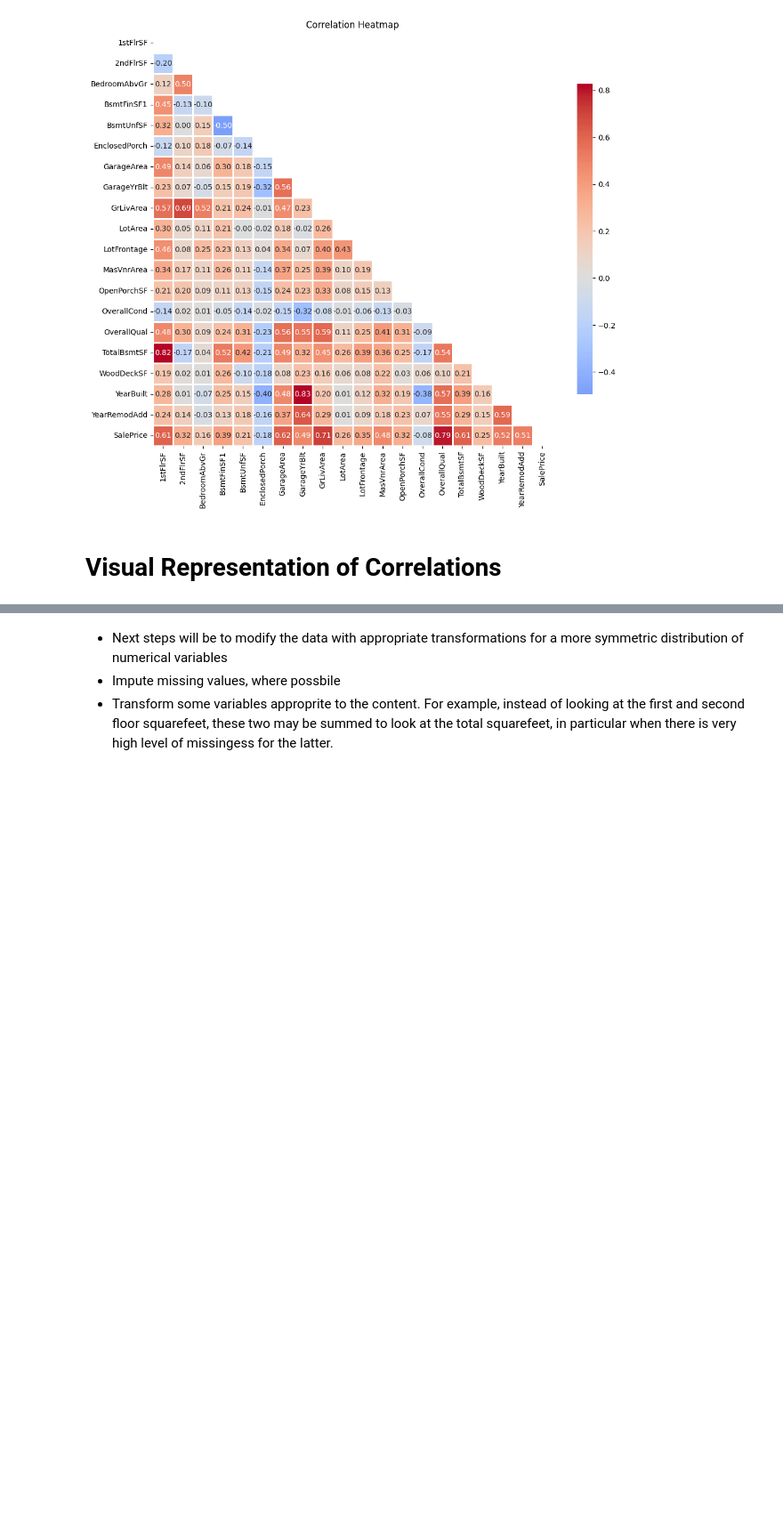
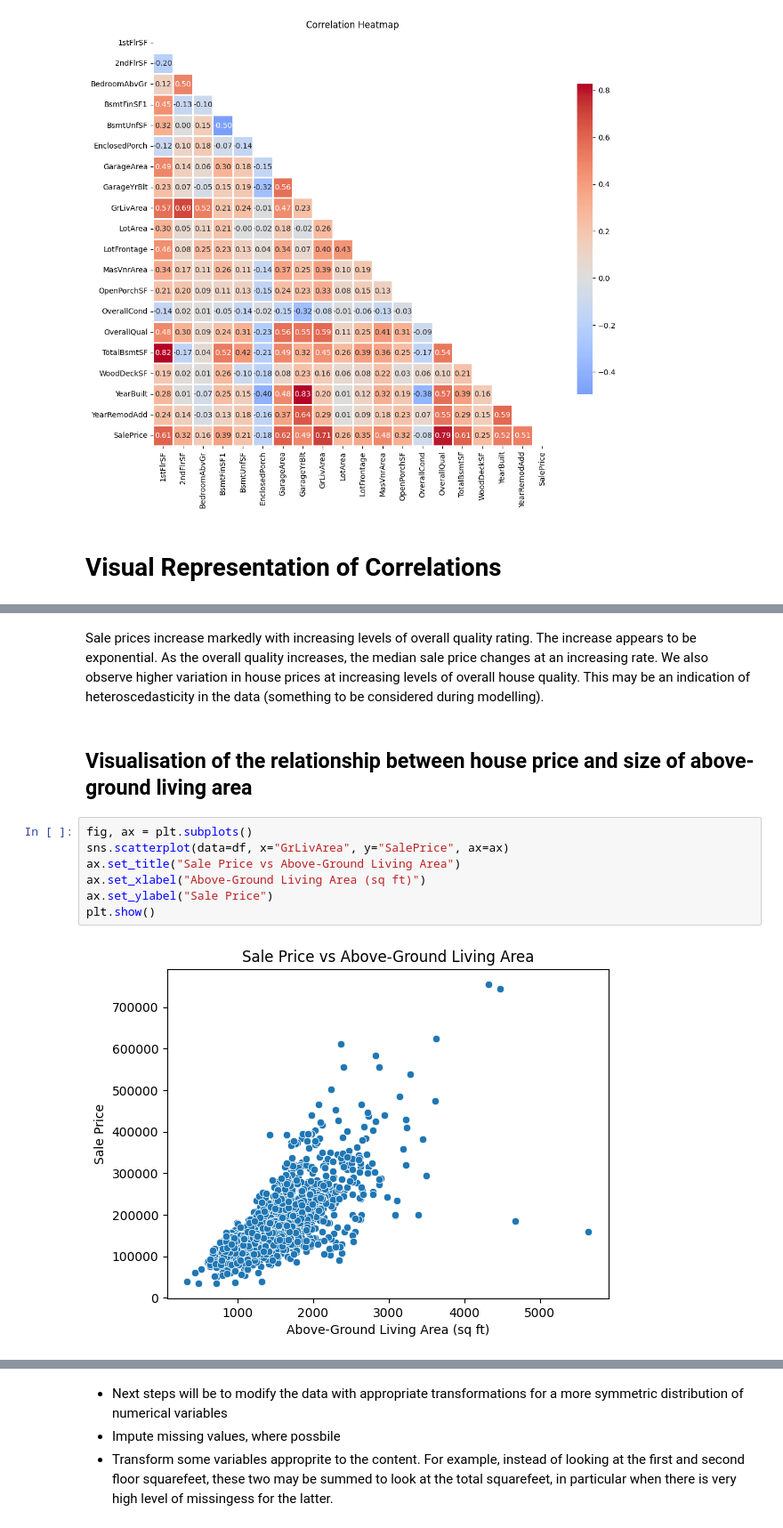
Before and after one commit to hisarciklilar/heritage-housing-issues, a Jupyter notebook: jupyter_notebooks/03_Correlation_Analysis.ipynb, the cells around one changed output, grey strips where cells are left out. Shown at 89% size. Saved outputs shown, nothing was run; the diff lists cells and outputs as text; blank space fills up the shorter version.

```diff
--- a/jupyter_notebooks/03_Correlation_Analysis.ipynb
+++ b/jupyter_notebooks/03_Correlation_Analysis.ipynb
@@ -120,0 +116,13 @@ plt.show()
+# %% [markdown]
+Sale prices increase markedly with increasing levels of overall quality rating. The increase appears to be exponential. As the overall quality increases, the median sale price changes at an increasing rate. We also observe higher variation in house prices at increasing levels of overall house quality. This may be an indication of heteroscedasticity in the data (something to be considered during modelling).
+# %% [markdown]
+## Visualisation of the relationship between house price and size of above-ground living area
+# %%
+fig, ax = plt.subplots()
+sns.scatterplot(data=df, x="GrLivArea", y="SalePrice", ax=ax)
+ax.set_title("Sale Price vs Above-Ground Living Area")
+ax.set_xlabel("Above-Ground Living Area (sq ft)")
+ax.set_ylabel("Sale Price")
+plt.show()
+# %% [output]
+[figure, added]
```
Also changed, not shown: parts of 26 cells of this notebook, 1 other file.
